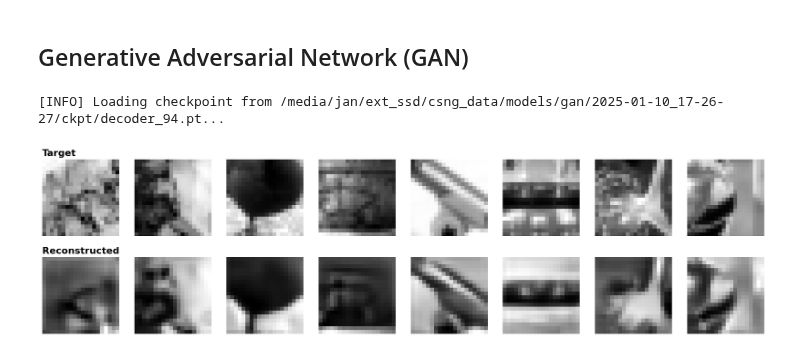
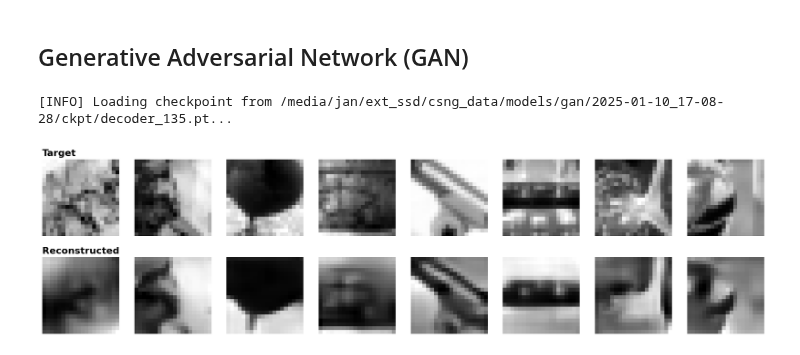
Before and after one commit to Johnny1188/meicoder, a Jupyter notebook: notebooks/infer.ipynb, the cells around one changed output. Drawn from its saved outputs; the diff is of its cells as text; code cells hidden in the pictures.

```diff
--- a/notebooks/infer.ipynb
+++ b/notebooks/infer.ipynb
@@ -37,7 +22,7 @@ config = {
     "device": os.environ["DEVICE"],
     "seed": 0,
     "data": {"mixing_strategy": "parallel_min"},
-    "crop_wins": dict(),
+    "crop_wins": {"cat_v1": (20, 20), "mouse_v1": (22, 36), "brainreader_mouse": (36, 64)},
 }
 
 print(f"... Running on {config['device']} ...")
@@ -86,7 +87,7 @@ config["data"]["cat_v1"] = {
         "cached": False,
         "stim_normalize_mean": 46.143,
         "stim_normalize_std": 20.420,
-        "resp_normalize_mean": None, # don't center responses
+        # "resp_normalize_mean": None, # don't center responses
         "resp_normalize_std": torch.load(
             os.path.join(DATA_PATH_CAT_V1, "responses_std.pt")
         ),
@@ -219,42 +220,51 @@ responses:
 ### config for model to load
 config["decoder"] = {
     "load_ckpt": {
+        "ckpt_path": os.path.join(
+            "/media/jan/ext_ssd/csng_data/models/gan",
+            "2025-01-10_17-08-28/ckpt/decoder_135.pt",
+        ),
         "load_only_core": False,
         "load_best": False,
         "load_opter_state": True,
         "load_history": True,
         "reset_best": False,
-        "ckpt_path": os.path.join(DATA_PATH, "models", "gan", "2025-01-10_17-26-27", "ckpt", "decoder_94.pt"),
         "resume_checkpointing": False,
         "resume_wandb_id": None,
     },
 }
 
 def merge_configs_fn(cfg, ckpt_cfg):
-    load_ckpt_cfg = deepcopy(cfg["decoder"]["load_ckpt"])
-    cfg = ckpt_cfg = update_config_paths(config=ckpt_cfg, new_data_path=DATA_PATH)
-    cfg["decoder"]["load_ckpt"] = load_ckpt_cfg
+    ckpt_cfg["decoder"]["load_ckpt"] = cfg["decoder"]["load_ckpt"]
+    cfg = ckpt_cfg
+    for readin_cfg in ckpt_cfg["decoder"]["model"]["readins_config"]:
+        for l in readin_cfg["layers"]:
+            if l[0] == MEIReadIn:
+                l[1]["meis_path"] = os.path.join(
+                    "/media/jan/ext_ssd/csng_data/cat_V1_spiking_model/50K_single_trial_dataset",
+                    "meis/cat_v1/meis.pt",
+                )
     return cfg, ckpt_cfg
 # %%
 ### load model
 cfg, gan, loss_fn, history, best, ckpt = init_gan_decoder(config=config, merge_configs_fn=merge_configs_fn)
 _ = gan.eval()
 # %% [output]
-[INFO] Loading checkpoint from /media/jan/ext_ssd/csng_data/models/gan/2025-01-10_17-26-27/ckpt/decoder_94.pt...
+[INFO] Loading checkpoint from /media/jan/ext_ssd/csng_data/models/gan/2025-01-10_17-08-28/ckpt/decoder_135.pt...
 # %%
 ### decode
 with torch.no_grad():
     stim_pred = gan(
         resp.to(config["device"]),
-        data_key=sample_data_key,
-        neuron_coords=neuron_coords[sample_dataset][sample_data_key]
+        data_key="cat_v1",
+        neuron_coords=neuron_coords["cat_v1"]["cat_v1"]
     ) # (batch, n_channels, h, w)
 # %%
 ### show comparison
 fig = plot_comparison(
-    target=crop(stim[:8], config["crop_wins"][sample_data_key]).cpu(),
-    pred=crop(stim_pred[:8], config["crop_wins"][sample_data_key]).cpu(),
+    target=crop(stim[:8], config["crop_wins"]["cat_v1"]).cpu(),
+    pred=crop(stim_pred[:8], config["crop_wins"]["cat_v1"]).cpu(),
     show=True,
 )
 # %% [output]
-[figure, old version]
+[figure, new version]
```
Also changed, not shown: parts of 3 cells of this notebook, 1 other file.
